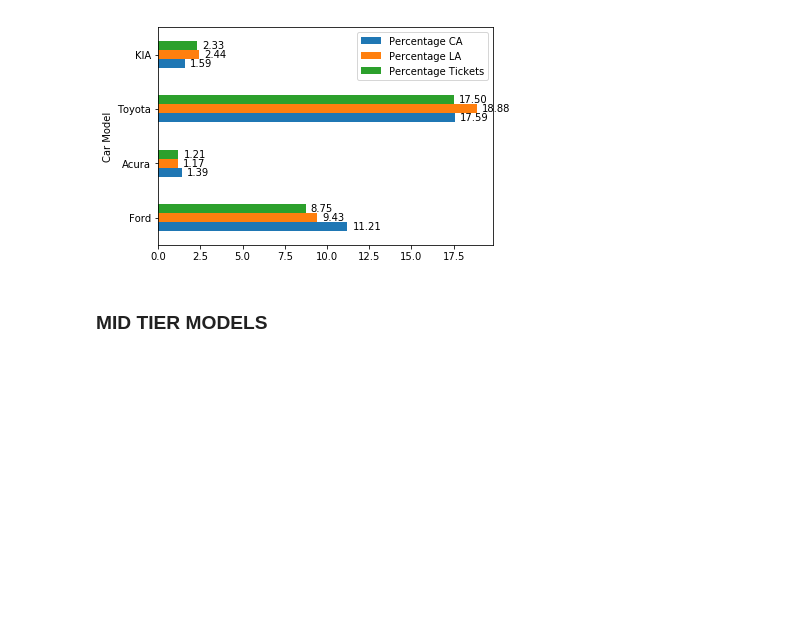
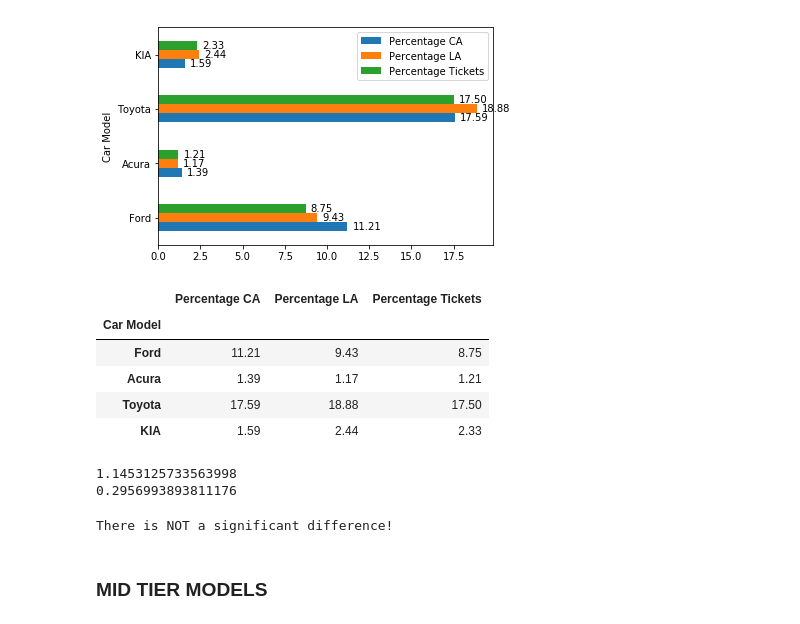
Before and after one commit to johnny-tran/COGS108_Final, a Jupyter notebook: FinalProject.ipynb, the cells around one changed output. Drawn from its saved outputs; the diff is of its cells as text; code cells hidden in the pictures; blank space fills up the shorter version.

Commit message:
Added t-tests to low, mid, high tier models

```diff
--- a/FinalProject.ipynb
+++ b/FinalProject.ipynb
@@ -843,6 +850,32 @@ for rect in rects:
 # %% [output]
 <Figure size 864x576 with 0 Axes>
 [figure]
+# %%
+Percentages
+# %% [output]
+|  | Percentage CA | Percentage LA | Percentage Tickets |
+| Car Model |  |  |  |
+| Ford | 11.21 | 9.43 | 8.75 |
+| Acura | 1.39 | 1.17 | 1.21 |
+| Toyota | 17.59 | 18.88 | 17.50 |
+| KIA | 1.59 | 2.44 | 2.33 |
+# %%
+lem_tix = Percentages['Percentage Tickets'].values;
+lem_LA = Percentages['Percentage LA'].values;
+t_val, p_val = ttest_ind(lem_tix, lem_LA);
+
+print(t_val)
+print(p_val)
+# %% [output]
+1.1453125733563998
+0.2956993893811176
+# %%
+if p_val < 0.01:
+    print('Data Science accomplished, there is a significant difference!')
+else:
+    print('There is NOT a significant difference!')
+# %% [output]
+There is NOT a significant difference!
 # %% [markdown]
 ### MID TIER MODELS
 # %% [markdown]
```
Also changed, not shown: parts of 14 cells of this notebook.
